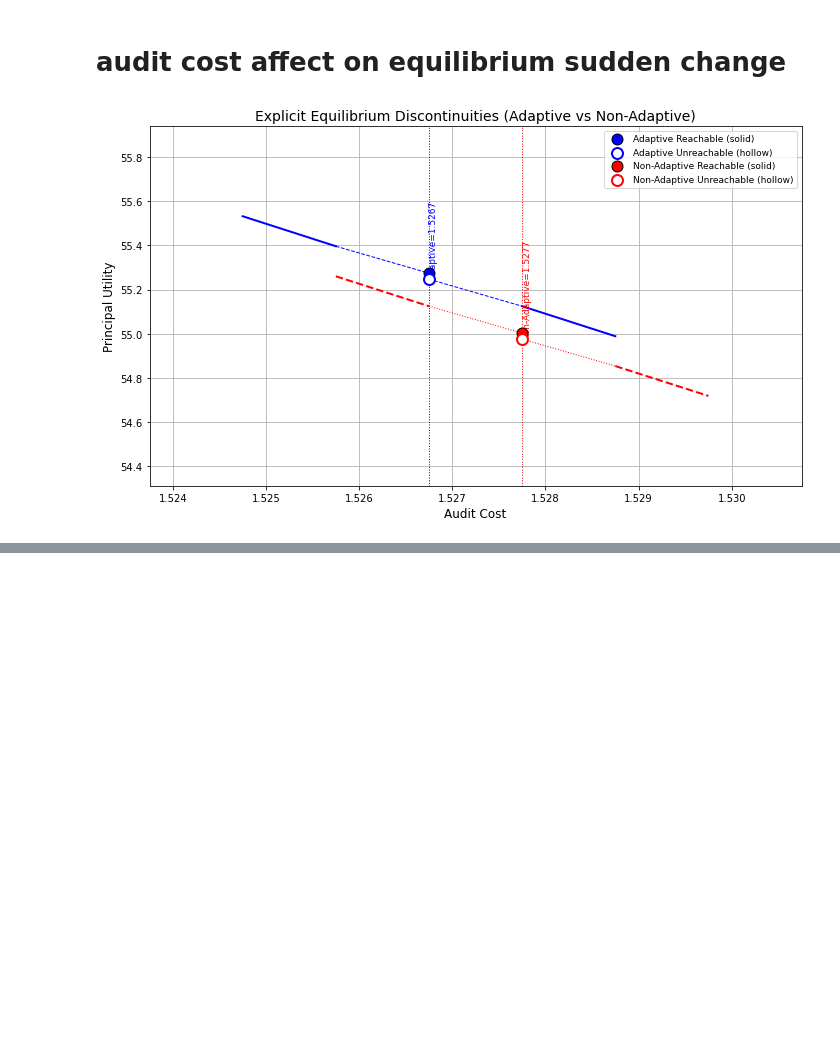
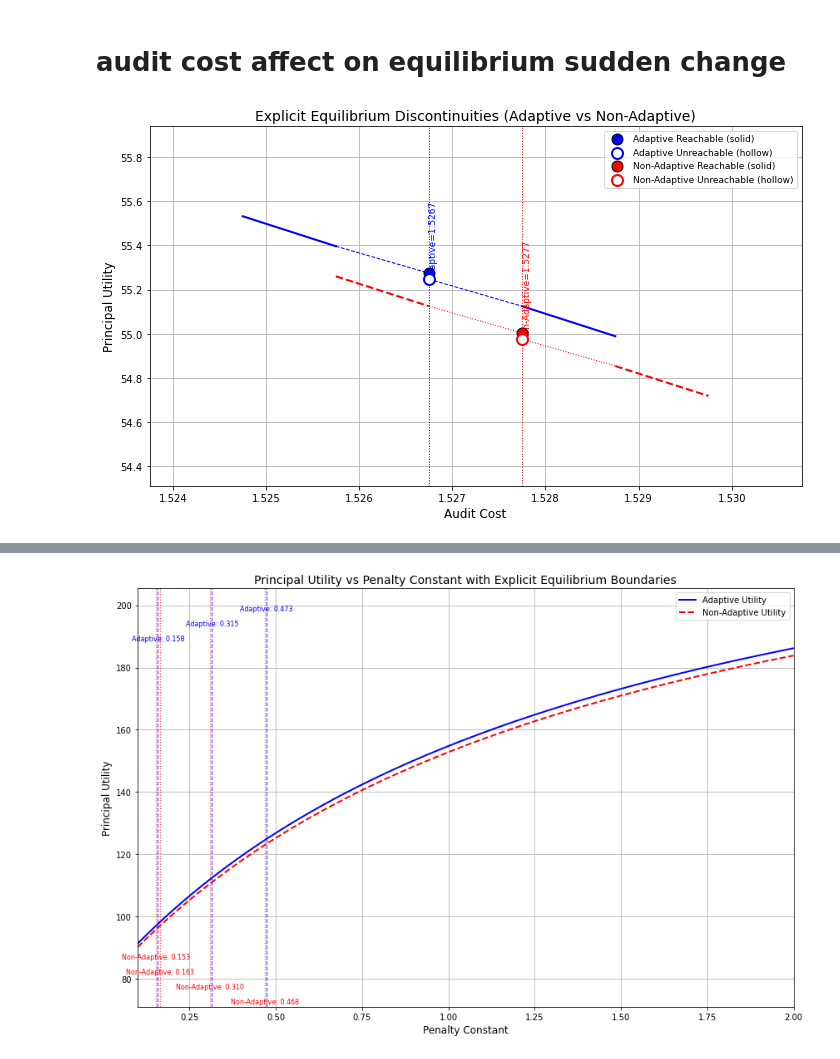
Before and after one commit to dasddassad/Optimally-Auditing-Adversarial-Agents, a Jupyter notebook: Audit simulation.ipynb, the cells around one changed output, grey strips where cells are left out. Cells and saved outputs as stored; diff of their text form; code cells hidden in the pictures; blank space fills up the shorter version.

```diff
--- a/Audit simulation.ipynb
+++ b/Audit simulation.ipynb
@@ -92,7 +92,6 @@ def optimal_adaptive_policy(type_dist, payments, penalties, cost, m, num_agents)
                 optimal_audit_vector = audit_vector.copy()
     return best_utility, optimal_audit_vector
 # %%
-# Verify assumptions explicitly as per paper
 def verify_assumptions(payments, penalties, cost, type_dist, audit_vector, epsilon=None):
     A1 = np.all(cost <= penalties)
     A2 = np.all(np.diff(payments) / payments[:-1] >= np.diff(penalties) / penalties[:-1])
@@ -104,10 +103,11 @@ def verify_assumptions(payments, penalties, cost, type_dist, audit_vector, epsil
         min_payment_diff = np.min(np.diff(payments))
         A6 = (0 < epsilon) and (epsilon < 0.5 * min_payment_diff)
     else:
-        A6 = True
+        A6 = True  # explicitly adaptive case
 
-    # Check validity explicitly for the optimal audit vector
-    A7 = np.all((audit_vector >= 0) & (audit_vector <= 1))
+    # Explicitly corrected A7: ensure audit probabilities between 0 and 1, explicitly allowing 0
+    audit_probabilities_valid = np.all((audit_vector >= 0) & (audit_vector <= 1))
+    A7 = audit_probabilities_valid
 
     return A1, A2, A3, A4, A5, A6, A7
 # %%
@@ -512,0 +500,86 @@ if __name__ == "__main__":
+# %%
+import numpy as np
+import matplotlib.pyplot as plt
+
+def run_simulation_varying_penalty(m=3, cost=1.0, epsilon=0.005, num_points=500, delta=1e-4):
+    num_agents, m, _, payments, _ = initialize_parameters(m=m)
+    type_dist = np.array([1/m]*m)
+
+    penalty_constants = np.linspace(0.1, 2, num_points)
+    adaptive_utils, non_adaptive_utils = [], []
+
+    # Compute utilities across the penalty range explicitly
+    for penalty_margin in penalty_constants:
+        penalties = payments + penalty_margin
+        adaptive_util, _ = optimal_adaptive_policy(type_dist, payments, penalties, cost, m, num_agents)
+        adaptive_utils.append(adaptive_util)
+
+        non_adaptive_util, _ = optimal_non_adaptive_policy(type_dist, payments, penalties, cost, m, num_agents, epsilon)
+        non_adaptive_utils.append(non_adaptive_util)
+
+    # Compute equilibrium boundary penalty points explicitly (no search)
+    def compute_boundary_penalty_constants(payments, eps):
+        boundaries = set()
+        for i in range(m - 1):
+            critical_us = [payments[i] + eps, payments[i+1] - eps]
+            for u in critical_us:
+                for k in range(i, m):
+                    boundary_penalty = payments[k] - u
+                    if boundary_penalty >= 0:
+                        boundaries.add(boundary_penalty)
+        return sorted(boundaries)
+
+    adaptive_boundaries = compute_boundary_penalty_constants(payments, eps=0)
+    non_adaptive_boundaries = compute_boundary_penalty_constants(payments, eps=epsilon)
+
+    # Begin explicit plotting
+    plt.figure(figsize=(12, 8))
+    plt.plot(penalty_constants, adaptive_utils, 'b-', linewidth=2, label='Adaptive Utility')
+    plt.plot(penalty_constants, non_adaptive_utils, 'r--', linewidth=2, label='Non-Adaptive Utility')
+
+    ymin, ymax = min(non_adaptive_utils), max(adaptive_utils)
+    y_range = ymax - ymin
+
+    # Function to explicitly manage label positions to prevent overlap
+    def plot_boundaries(boundaries, color, linestyle, y_initial, y_step, label_prefix):
+        y_text_positions = []
+        for boundary in boundaries:
+            if penalty_constants[0] <= boundary <= penalty_constants[-1]:
+                plt.axvline(boundary, color=color, linestyle=linestyle, linewidth=1.2, alpha=0.7)
+
+                # Find a vertical position that avoids overlap explicitly
+                y_text = y_initial
+                while any(abs(y_text - y_pos) < 0.03 * y_range for y_pos in y_text_positions):
+                    y_text += y_step
+
+                y_text_positions.append(y_text)
+
+                plt.text(boundary, y_text, f'{label_prefix}{boundary:.3f}', rotation=0,
+                         fontsize=8, color=color,
+                         verticalalignment='bottom' if y_step > 0 else 'top',
+                         horizontalalignment='center')
+
+    # Adaptive boundaries with horizontal labels explicitly positioned at the top
+    plot_boundaries(adaptive_boundaries, 'blue', '--', ymax + 0.02 * y_range, 0.05 * y_range, 'Adaptive: ')
+
+    # Non-adaptive boundaries with horizontal labels explicitly positioned at the bottom
+    plot_boundaries(non_adaptive_boundaries, 'red', ':', ymin - 0.02 * y_range, -0.05 * y_range, 'Non-Adaptive: ')
+
+    # Explicit axis labeling and formatting
+    plt.xlabel('Penalty Constant', fontsize=12)
+    plt.ylabel('Principal Utility', fontsize=12)
+    plt.title('Principal Utility vs Penalty Constant with Explicit Equilibrium Boundaries', fontsize=14)
+    plt.grid(True)
+
+    plt.xlim(min(penalty_constants), max(penalty_constants))
+    plt.ylim(ymin - 0.2 * y_range, ymax + 0.2 * y_range)  # Extra margin explicitly for labels
+
+    plt.legend(fontsize=10, loc='best')
+    plt.tight_layout()
+    plt.savefig("explicit_horizontal_labels_penalty_boundaries.png", dpi=300)
+    plt.show()
+
+if __name__ == "__main__":
+    run_simulation_varying_penalty()
+# %% [output]
+[figure, added]
```
Also changed, not shown: parts of 2 cells of this notebook.
